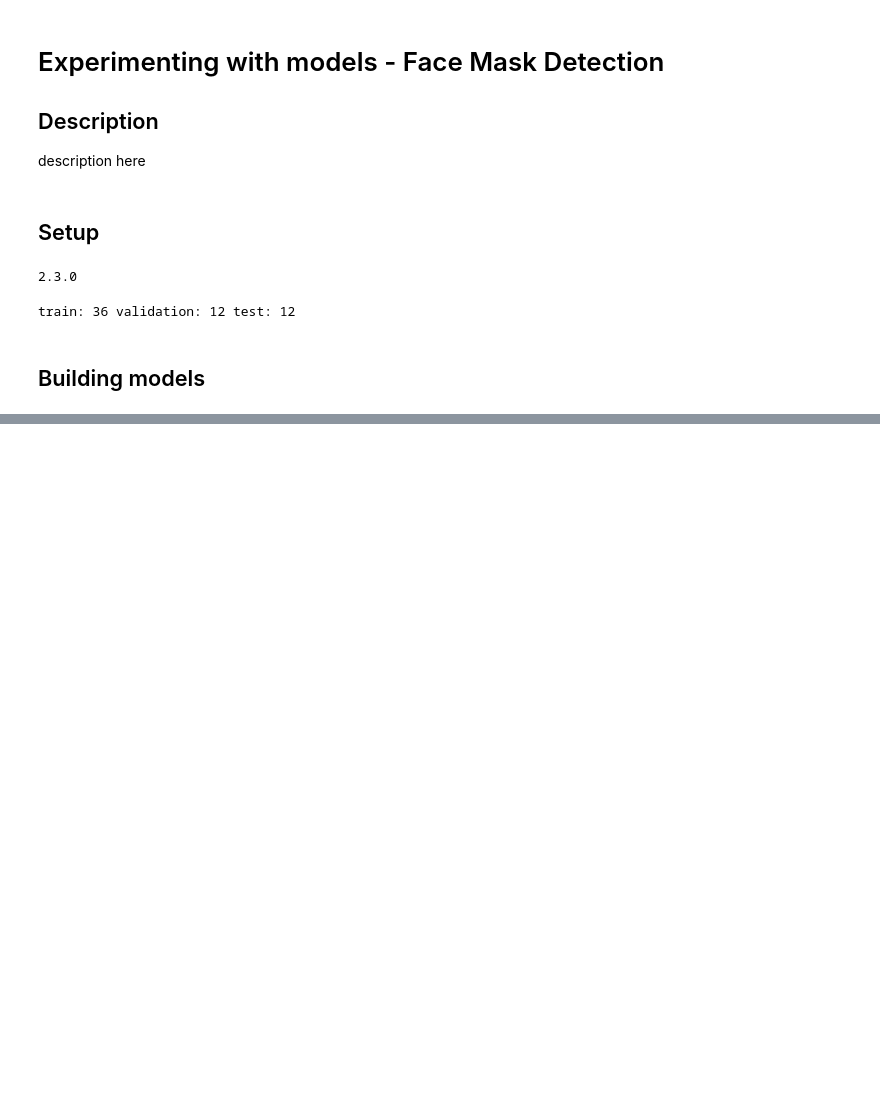
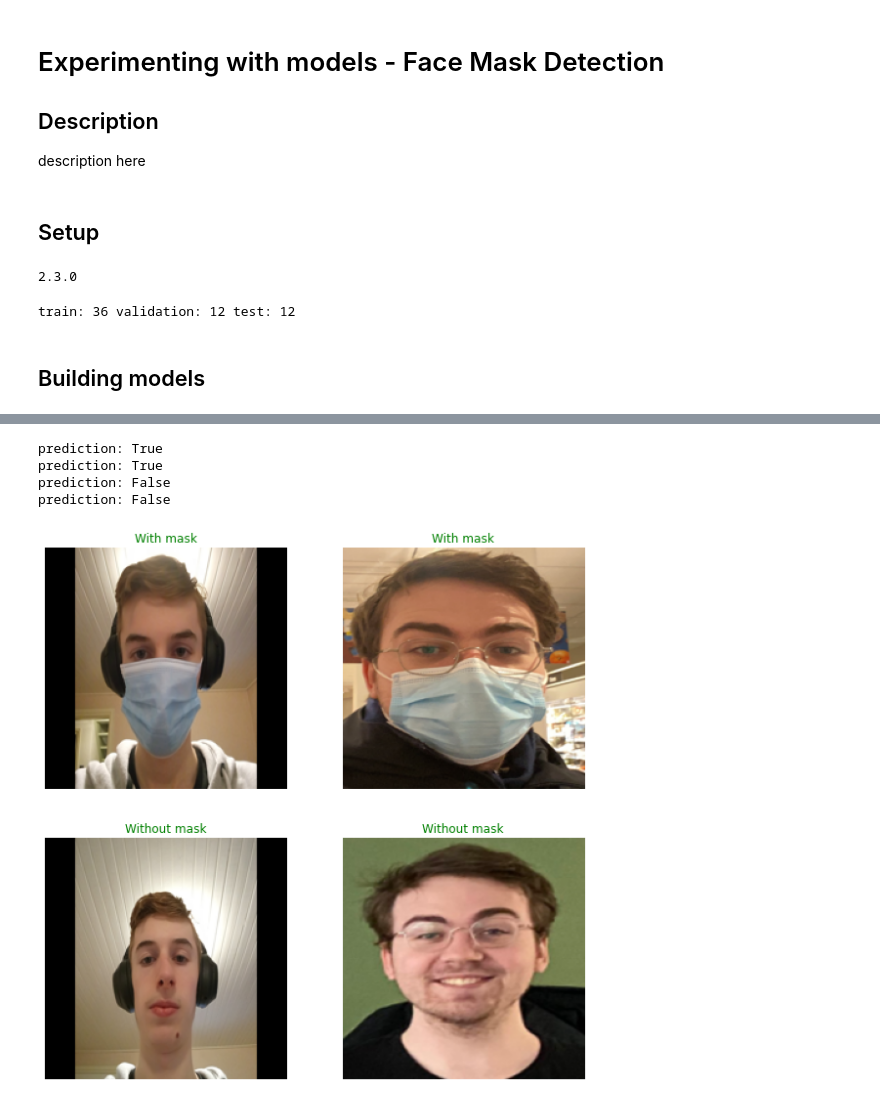
Before and after one commit to metalglove/mask-detection, a Jupyter notebook: models/experiments/Model Experiments - Face Mask Detection.ipynb, the cells around one changed output, grey strips where cells are left out. Cells and saved outputs as stored; diff of their text form; code cells hidden in the pictures; blank space fills up the shorter version.

```diff
--- a/models/experiments/Model Experiments - Face Mask Detection.ipynb
+++ b/models/experiments/Model Experiments - Face Mask Detection.ipynb
@@ -129,0 +155,35 @@ visualise_results(history)
+# %%
+inputs = np.zeros((4, 200, 200, 3))
+
+for i in range(len(img_list)):
+    img = img_list[i]
+    img = img.resize((200,200))
+    img = np.asarray(img)
+    inputs[i] = img
+
+predictions = model.predict(inputs)
+y_true = [True, True, False, False]
+
+plt.figure(figsize=(10, 10))
+i = 0
+for x, y_pred, y in zip(img_list, predictions, y_true):
+    color = 'r'
+    masked = "Without mask"
+    if (y_pred[0] > 0.5) == y:
+        color = 'g'
+    print('prediction:', y_pred[0]>0.5)
+    if y:
+        masked = "With mask"
+    fontdict = { 'color': color }
+    ax = plt.subplot(2, 2, i + 1)
+    x = x.resize((200,200))
+    plt.imshow(x)
+    plt.axis("off")
+    plt.title(masked, fontdict = fontdict)
+    i+=1
+# %% [output]
+prediction: True
+prediction: True
+prediction: False
+prediction: False
+[figure, added]
```
Also changed, not shown: parts of 5 cells of this notebook.
